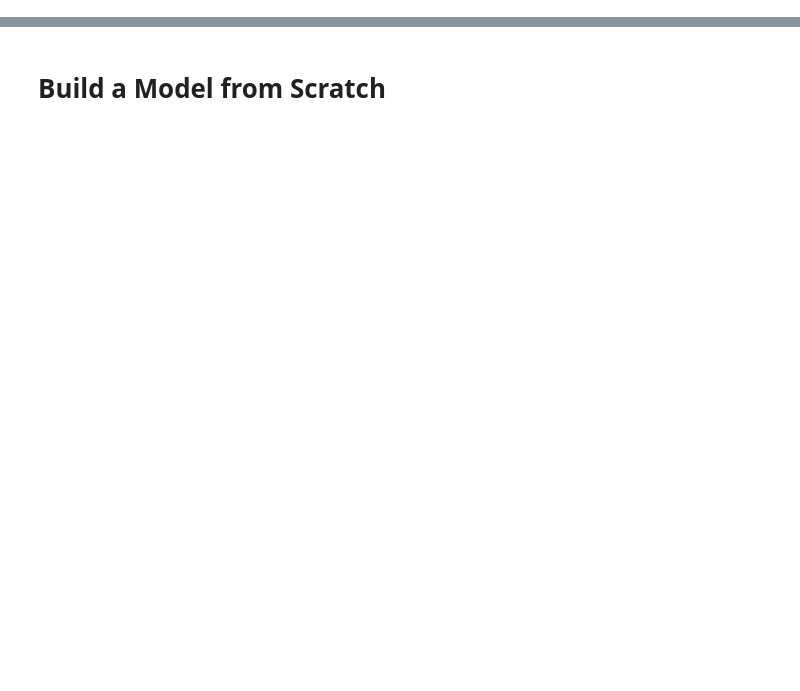
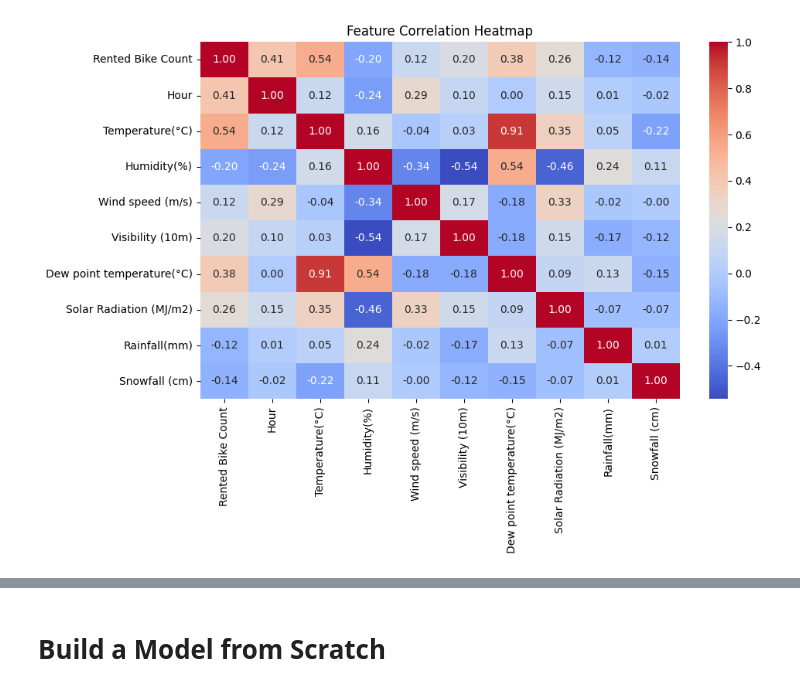
Before and after one commit to Ronysha-Shrestha09/AI-, a Jupyter notebook: 2407781_RonishaShrestha.ipynb, the cells around one changed output, grey strips where cells are left out. Saved outputs shown, nothing was run; the diff lists cells and outputs as text; code cells hidden in the pictures; blank space fills up the shorter version.

```diff
--- a/2407781_RonishaShrestha.ipynb
+++ b/2407781_RonishaShrestha.ipynb
@@ -51,0 +93,14 @@ df.head()
+# %%
+import seaborn as sns
+import matplotlib.pyplot as plt
+
+# Drop non-numeric columns (e.g., Date)
+df_numeric = df.select_dtypes(include=['float64', 'int64'])
+
+# Calculate and plot the correlation matrix
+plt.figure(figsize=(10, 6))
+sns.heatmap(df_numeric.corr(), annot=True, cmap='coolwarm', fmt=".2f")
+plt.title('Feature Correlation Heatmap')
+plt.show()
+# %% [output]
+[figure, added]
```
Also changed, not shown: parts of 39 cells of this notebook.
